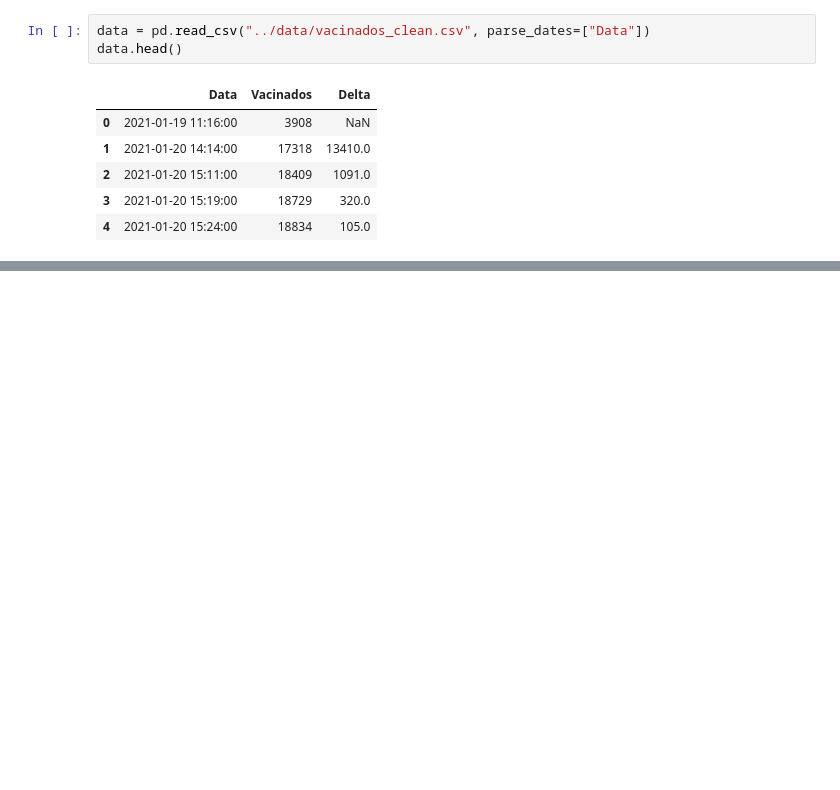
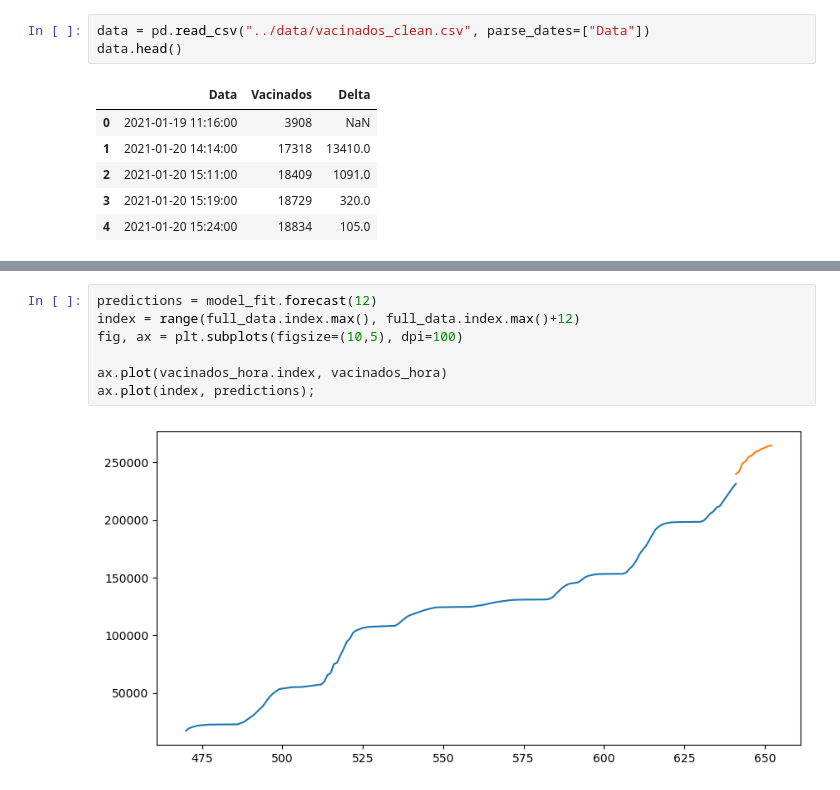
Before and after one commit to victorgcapone/vacinometro, a Jupyter notebook: notebooks/Analise Arima.ipynb, the cells around one changed output, grey strips where cells are left out. Saved outputs shown, nothing was run; the diff lists cells and outputs as text; blank space fills up the shorter version.

```diff
--- a/notebooks/Analise Arima.ipynb
+++ b/notebooks/Analise Arima.ipynb
@@ -182,0 +212,9 @@ ax.plot(test.index,predictions, color='green');
+# %%
+predictions = model_fit.forecast(12)
+index = range(full_data.index.max(), full_data.index.max()+12)
+fig, ax = plt.subplots(figsize=(10,5), dpi=100)
+
+ax.plot(vacinados_hora.index, vacinados_hora)
+ax.plot(index, predictions);
+# %% [output]
+[figure, added]
```
Also changed, not shown: parts of 20 cells of this notebook, 1 other file.
